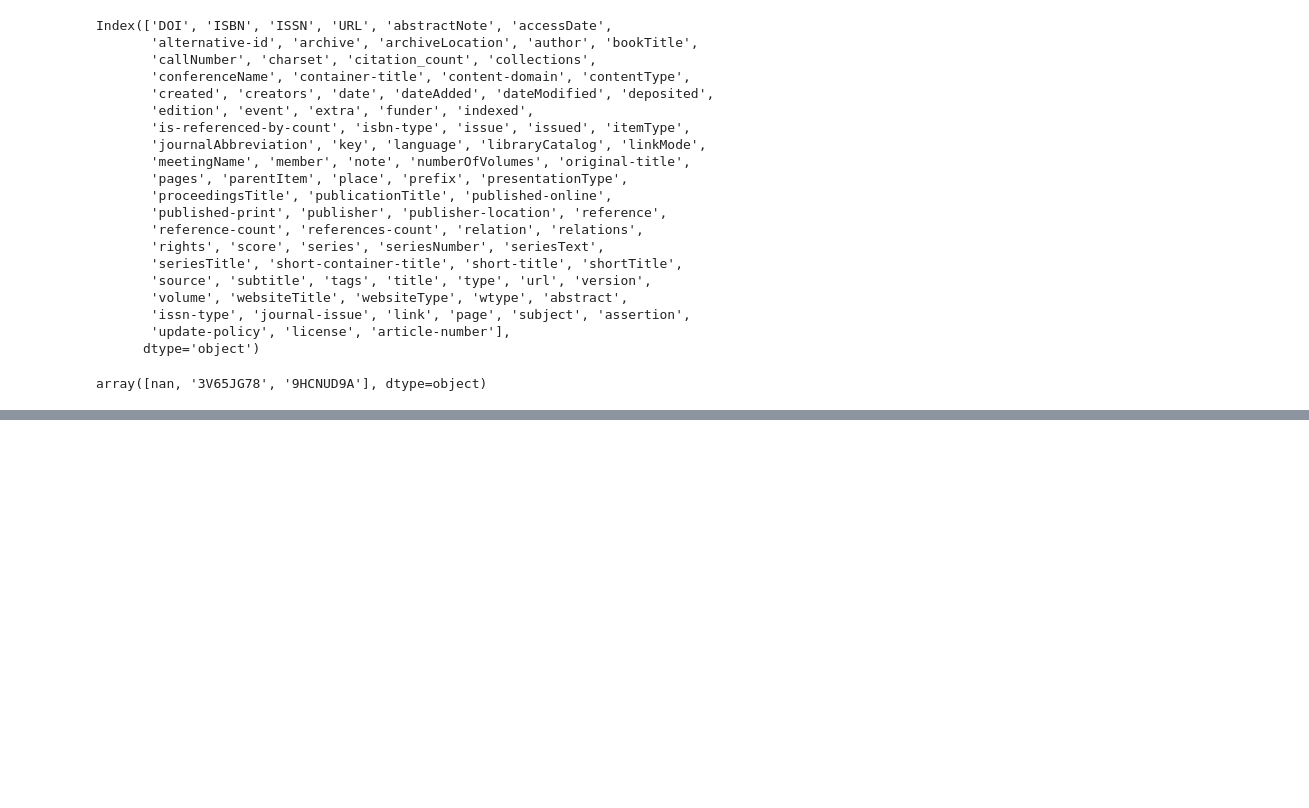
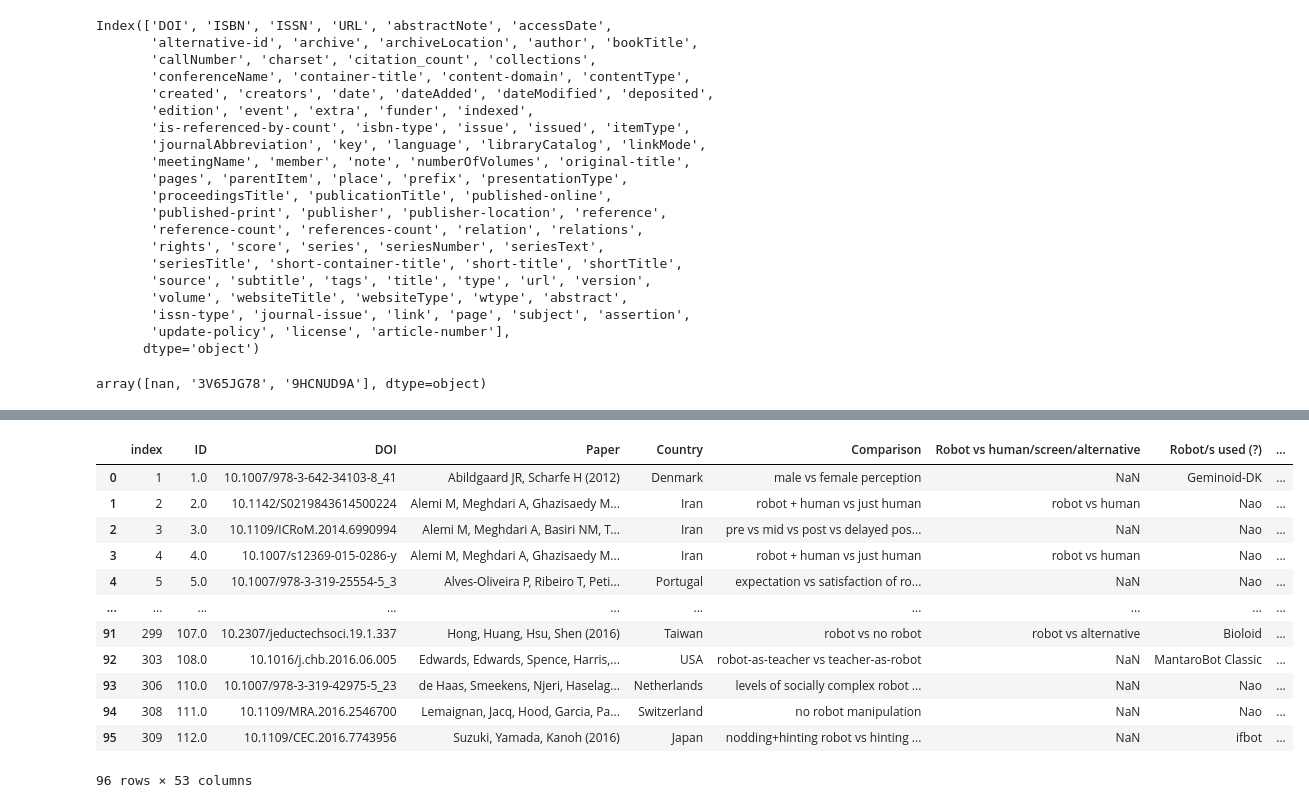
Before and after one commit to WafaJohal/SocialRobotUpdate, a Jupyter notebook: Quantitative_Bib.ipynb, the cells around one changed output, grey strips where cells are left out. Cells and saved outputs as stored; diff of their text form; code cells hidden in the pictures; blank space fills up the shorter version.

```diff
--- a/Quantitative_Bib.ipynb
+++ b/Quantitative_Bib.ipynb
@@ -150,0 +254,19 @@ ax = sns.barplot(x="wtype",y='citation_count', data=cr_df, order=['2004-2009','2
+# %%
+anno.dropna(subset=['DOI'], inplace=True)
+anno.reset_index(inplace=True)
+# %%
+anno
+# %% [output]
+|  | index | ID | DOI | Paper | Country | Comparison | Robot vs human/screen/alternative | Robot/s used (?) | ... |
+| 0 | 1 | 1.0 | 10.1007/978-3-642-34103-8_41 | Abildgaard JR, Scharfe H (2012) | Denmark | male vs female perception | NaN | Geminoid-DK | ... |
+| 1 | 2 | 2.0 | 10.1142/S0219843614500224 | Alemi M, Meghdari A, Ghazisaedy M... | Iran | robot + human vs just human | robot vs human | Nao | ... |
+| 2 | 3 | 3.0 | 10.1109/ICRoM.2014.6990994 | Alemi M, Meghdari A, Basiri NM, T... | Iran | pre vs mid vs post vs delayed pos... | NaN | Nao | ... |
+| 3 | 4 | 4.0 | 10.1007/s12369-015-0286-y | Alemi M, Meghdari A, Ghazisaedy M... | Iran | robot + human vs just human | robot vs human | Nao | ... |
+| 4 | 5 | 5.0 | 10.1007/978-3-319-25554-5_3 | Alves-Oliveira P, Ribeiro T, Peti... | Portugal | expectation vs satisfaction of ro... | NaN | Nao | ... |
+| ... | ... | ... | ... | ... | ... | ... | ... | ... | ... |
+| 91 | 299 | 107.0 | 10.2307/jeductechsoci.19.1.337 | Hong, Huang, Hsu, Shen (2016) | Taiwan | robot vs no robot | robot vs alternative | Bioloid | ... |
+| 92 | 303 | 108.0 | 10.1016/j.chb.2016.06.005 | Edwards, Edwards, Spence, Harris,... | USA | robot-as-teacher vs teacher-as-robot | NaN | MantaroBot Classic | ... |
+| 93 | 306 | 110.0 | 10.1007/978-3-319-42975-5_23 | de Haas, Smeekens, Njeri, Haselag... | Netherlands | levels of socially complex robot ... | NaN | Nao | ... |
+| 94 | 308 | 111.0 | 10.1109/MRA.2016.2546700 | Lemaignan, Jacq, Hood, Garcia, Pa... | Switzerland | no robot manipulation | NaN | Nao | ... |
+| 95 | 309 | 112.0 | 10.1109/CEC.2016.7743956 | Suzuki, Yamada, Kanoh (2016) | Japan | nodding+hinting robot vs hinting ... | NaN | ifbot | ... |
+96 rows × 53 columns
```
Also changed, not shown: parts of 23 cells of this notebook, 10 other files.
